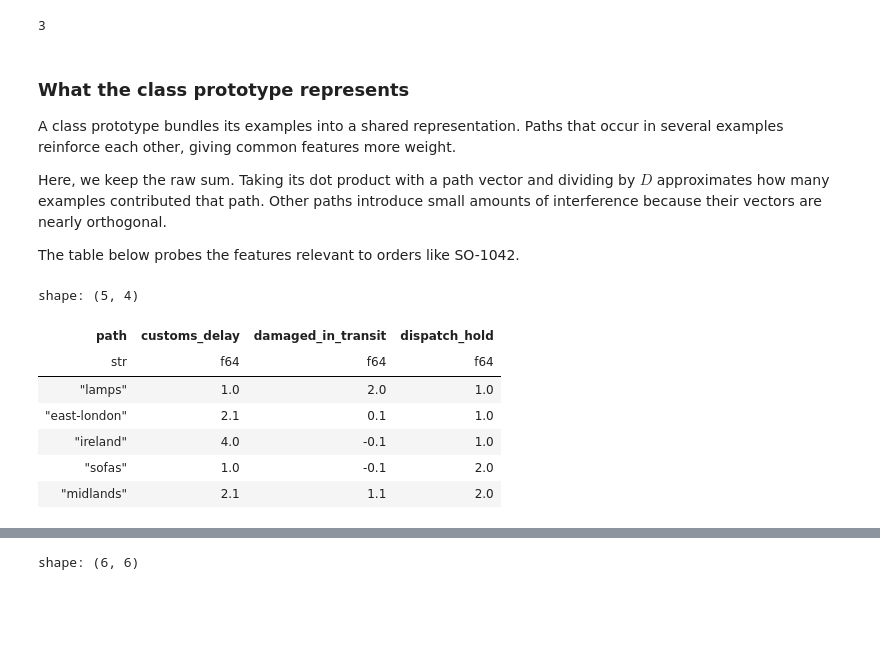
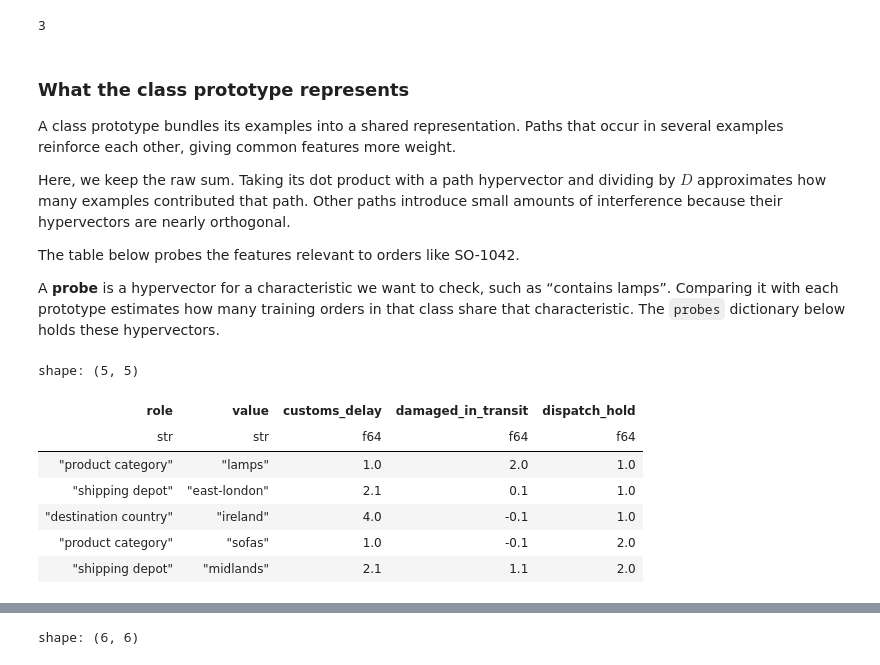
Before and after one commit to hyperdimensionalcomputingai/cdl-2026, a Jupyter notebook: src/04_one_shot_learning.ipynb, the cells around one changed output, grey strips where cells are left out. Cells and saved outputs as stored; diff of their text form; code cells hidden in the pictures; blank space fills up the shorter version.

```diff
--- a/src/04_one_shot_learning.ipynb
+++ b/src/04_one_shot_learning.ipynb
@@ -131,34 +131,46 @@ table.count_rows()
 A class prototype bundles its examples into a shared representation. Paths that occur
 in several examples reinforce each other, giving common features more weight.
 
-Here, we keep the raw sum. Taking its dot product with a path vector and dividing by $D$
+Here, we keep the raw sum. Taking its dot product with a path hypervector and dividing by $D$
 approximates how many examples contributed that path. Other paths introduce small amounts
-of interference because their vectors are nearly orthogonal.
+of interference because their hypervectors are nearly orthogonal.
 
 The table below probes the features relevant to orders like SO-1042.
+
+A **probe** is a hypervector for a characteristic we want to check, such as “contains lamps”.
+Comparing it with each prototype estimates how many training orders in that class share
+that characteristic. The `probes` dictionary below holds these hypervectors.
 # %%
 probes = {
-    "lamps": path(codebook, "CONTAINS", "IN_CATEGORY", "lamps"),
-    "east-london": path(codebook, "SHIPS_FROM", "east-london"),
-    "ireland": path(codebook, "SHIPS_TO", "IN_COUNTRY", "ireland"),
-    "sofas": path(codebook, "CONTAINS", "IN_CATEGORY", "sofas"),
-    "midlands": path(codebook, "SHIPS_FROM", "midlands"),
+    ("product category", "lamps"): path(codebook, "CONTAINS", "IN_CATEGORY", "lamps"),
+    ("shipping depot", "east-london"): path(codebook, "SHIPS_FROM", "east-london"),
+    ("destination country", "ireland"): path(codebook, "SHIPS_TO", "IN_COUNTRY", "ireland"),
+    ("product category", "sofas"): path(codebook, "CONTAINS", "IN_CATEGORY", "sofas"),
+    ("shipping depot", "midlands"): path(codebook, "SHIPS_FROM", "midlands"),
 }
 
 def inspect_prototypes(prototypes):
-    """Estimate how many examples in each class contributed each selected path."""
-    return pl.DataFrame(
-        [{"path": name} | {issue: round((proto @ probe).item() / D, 1) for issue, proto in prototypes.items()} for name, probe in probes.items()]
-    )
+    """Estimate how many training examples in each class share each characteristic."""
+    rows = []
+    for (characteristic, value), probe in probes.items():
+        row = {"role": characteristic, "value": value}
+        for issue, prototype in prototypes.items():
+            # Divide the dot product by the dimension to estimate the example count.
+            overlap = torch.dot(prototype, probe).item()
+            estimated_count = overlap / D
+            row[issue] = round(estimated_count, 1)
+        rows.append(row)
+    return pl.DataFrame(rows)
+
 
 inspect_prototypes(before)
 # %% [output]
-shape: (5, 4)
+shape: (5, 5)
-| path | customs_delay | damaged_in_transit | dispatch_hold |
-| str | f64 | f64 | f64 |
-| "lamps" | 1.0 | 2.0 | 1.0 |
-| "east-london" | 2.1 | 0.1 | 1.0 |
-| "ireland" | 4.0 | -0.1 | 1.0 |
-| "sofas" | 1.0 | -0.1 | 2.0 |
-| "midlands" | 2.1 | 1.1 | 2.0 |
+| role | value | customs_delay | damaged_in_transit | dispatch_hold |
+| str | str | f64 | f64 | f64 |
+| "product category" | "lamps" | 1.0 | 2.0 | 1.0 |
+| "shipping depot" | "east-london" | 2.1 | 0.1 | 1.0 |
+| "destination country" | "ireland" | 4.0 | -0.1 | 1.0 |
+| "product category" | "sofas" | 1.0 | -0.1 | 2.0 |
+| "shipping depot" | "midlands" | 2.1 | 1.1 | 2.0 |
 # %% [markdown]
```
Also changed, not shown: parts of 9 cells of this notebook.
